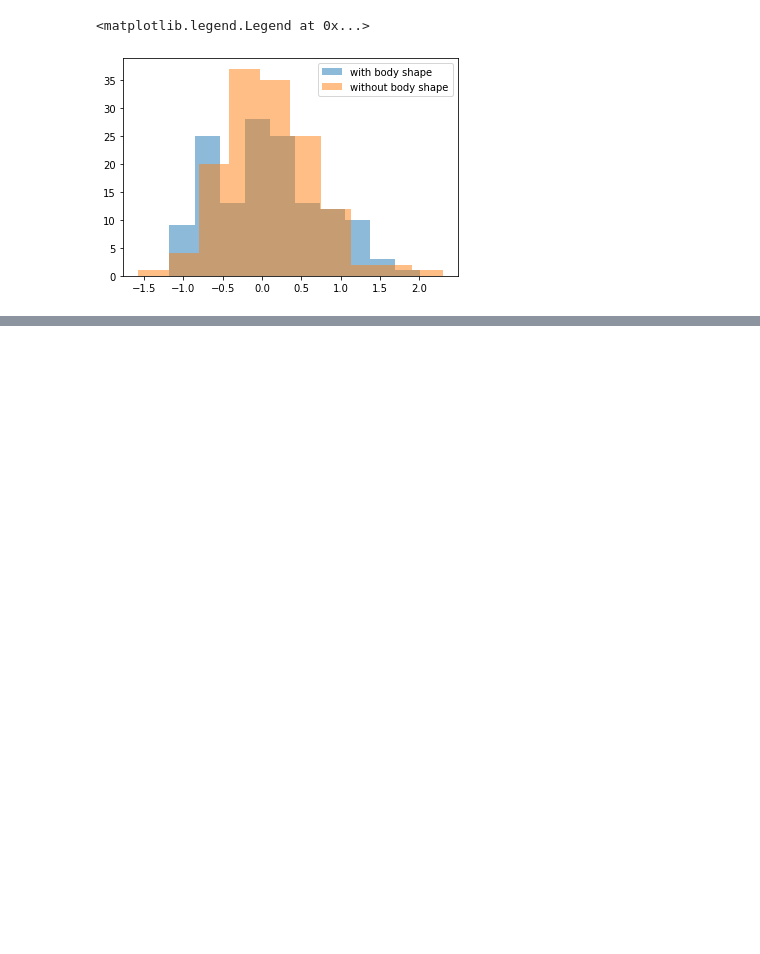
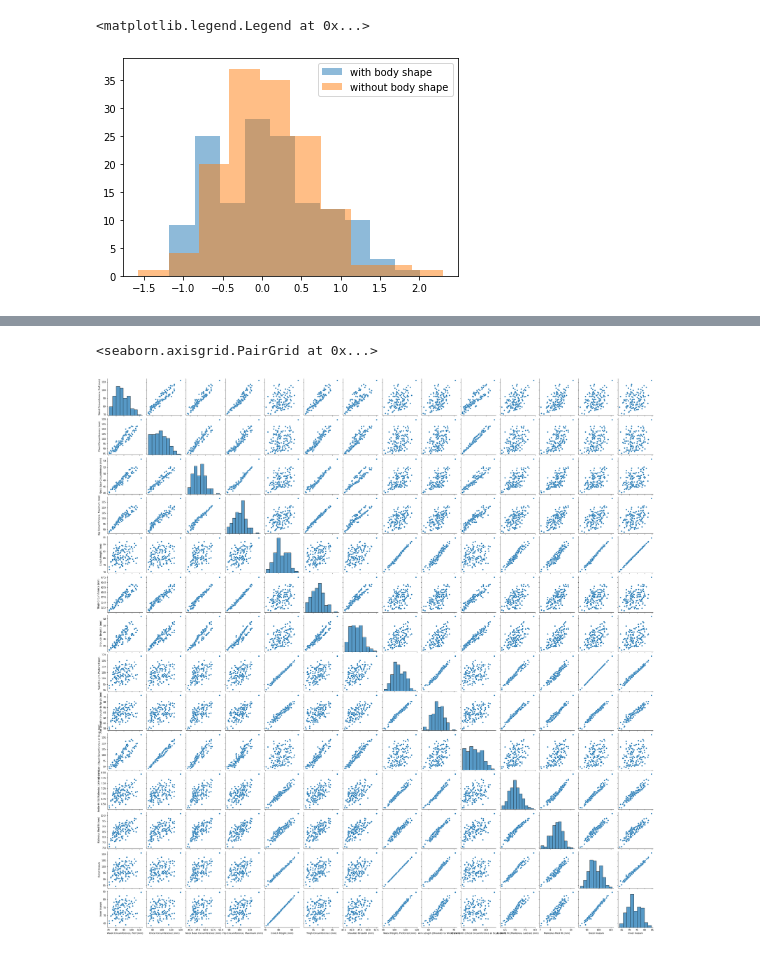
Before and after one commit to 123nishan/measurement_prediction, a Jupyter notebook: stats.ipynb, the cells around one changed output, grey strips where cells are left out. Drawn from its saved outputs; the diff is of its cells as text; code cells hidden in the pictures; blank space fills up the shorter version.

```diff
--- a/stats.ipynb
+++ b/stats.ipynb
@@ -455,0 +479,5 @@ plt.legend(['with body shape','without body shape'])
+# %%
+sns.pairplot(male_pred)
+# %% [output]
+<seaborn.axisgrid.PairGrid at 0x...>
+[figure, added]
```
Also changed, not shown: parts of 5 cells of this notebook, 22 other files.
